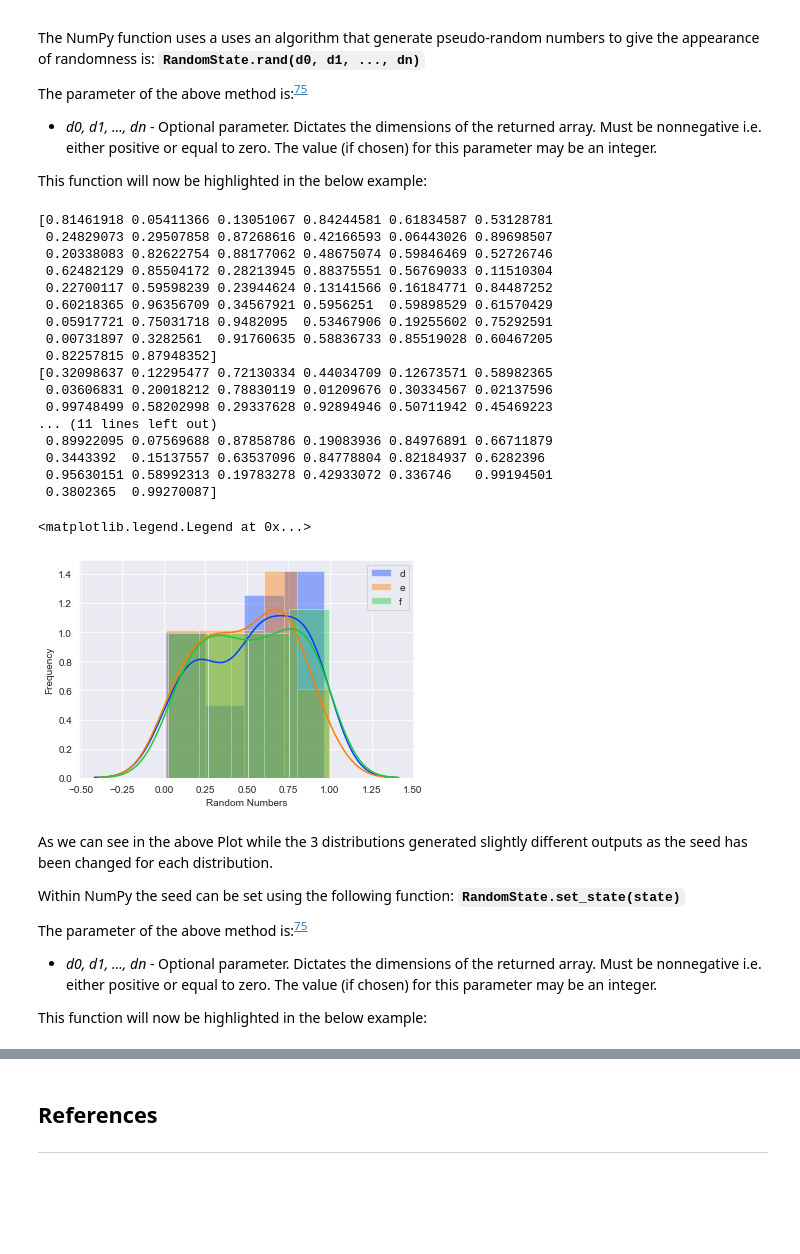
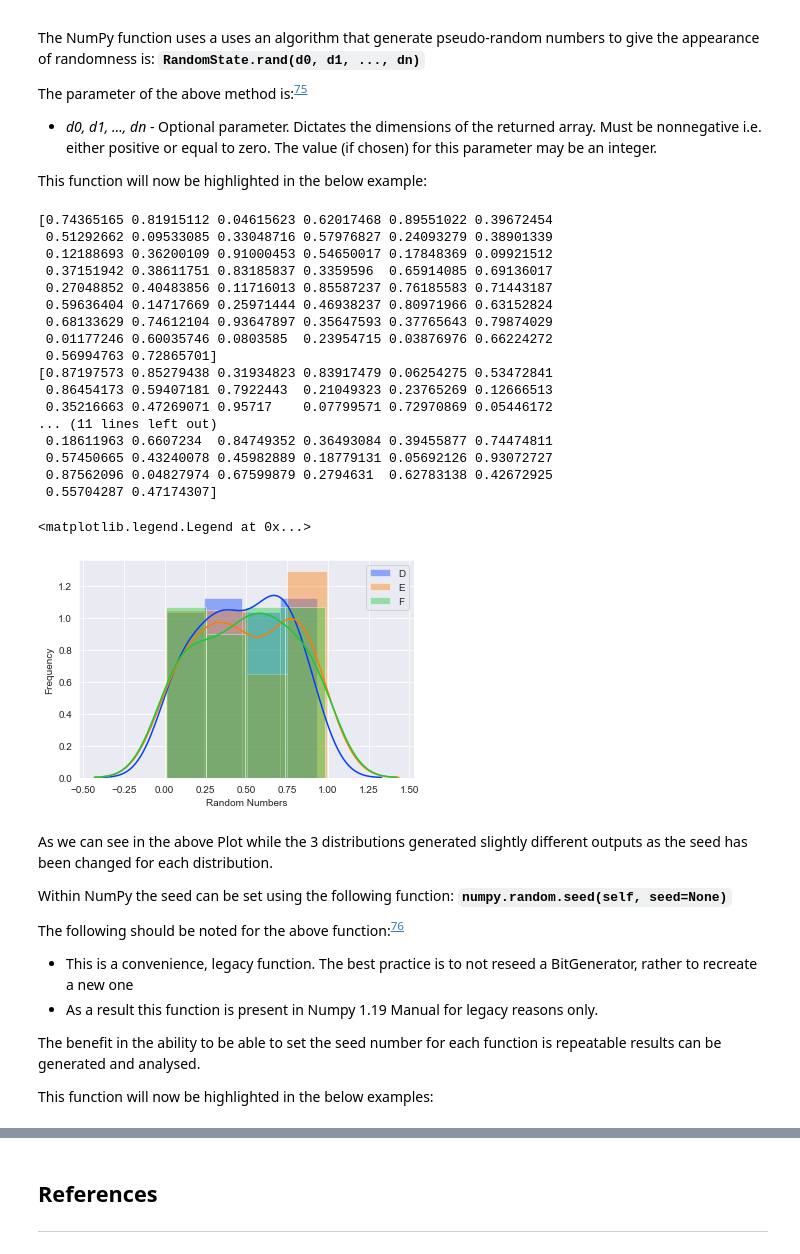
Before and after one commit to JPLee01/Programming_for_Data_Analysis-Assignment, a Jupyter notebook: Programming_for_Data_Analysis-Assignment.ipynb, the cells around one changed output, grey strips where cells are left out. Saved outputs shown, nothing was run; the diff lists cells and outputs as text; code cells hidden in the pictures; blank space fills up the shorter version.

````diff
--- a/Programming_for_Data_Analysis-Assignment.ipynb
+++ b/Programming_for_Data_Analysis-Assignment.ipynb
@@ -792,47 +788,50 @@ This function will now be highlighted in the below example:
 # %%
 #Generate 3 pseudo-random distributions of 50 numbers
 d = np.random.rand(50)
 e = np.random.rand(50)
 f = np.random.rand(50)
 print(d)
 print(e)
 print(f)
 
 #Illustrate these 3 distributions on one Plot to compare for similarities
-sns.distplot(d, label="d")
-sns.distplot(e, label="e")
-sns.distplot(f, label="f")
+sns.distplot(d, label="D")
+sns.distplot(e, label="E")
+sns.distplot(f, label="F")
 plt.xlabel("Random Numbers")
 plt.ylabel("Frequency")
 plt.legend(loc="best")
 # %% [output]
-[0.81461918 0.05411366 0.13051067 0.84244581 0.61834587 0.53128781
- 0.24829073 0.29507858 0.87268616 0.42166593 0.06443026 0.89698507
- 0.20338083 0.82622754 0.88177062 0.48675074 0.59846469 0.52726746
- 0.62482129 0.85504172 0.28213945 0.88375551 0.56769033 0.11510304
- 0.22700117 0.59598239 0.23944624 0.13141566 0.16184771 0.84487252
- 0.60218365 0.96356709 0.34567921 0.5956251  0.59898529 0.61570429
- 0.05917721 0.75031718 0.9482095  0.53467906 0.19255602 0.75292591
- 0.00731897 0.3282561  0.91760635 0.58836733 0.85519028 0.60467205
- 0.82257815 0.87948352]
-[0.32098637 0.12295477 0.72130334 0.44034709 0.12673571 0.58982365
- 0.03606831 0.20018212 0.78830119 0.01209676 0.30334567 0.02137596
- 0.99748499 0.58202998 0.29337628 0.92894946 0.50711942 0.45469223
+[0.74365165 0.81915112 0.04615623 0.62017468 0.89551022 0.39672454
+ 0.51292662 0.09533085 0.33048716 0.57976827 0.24093279 0.38901339
+ 0.12188693 0.36200109 0.91000453 0.54650017 0.17848369 0.09921512
+ 0.37151942 0.38611751 0.83185837 0.3359596  0.65914085 0.69136017
+ 0.27048852 0.40483856 0.11716013 0.85587237 0.76185583 0.71443187
+ 0.59636404 0.14717669 0.25971444 0.46938237 0.80971966 0.63152824
+ 0.68133629 0.74612104 0.93647897 0.35647593 0.37765643 0.79874029
+ 0.01177246 0.60035746 0.0803585  0.23954715 0.03876976 0.66224272
+ 0.56994763 0.72865701]
+[0.87197573 0.85279438 0.31934823 0.83917479 0.06254275 0.53472841
+ 0.86454173 0.59407181 0.7922443  0.21049323 0.23765269 0.12666513
+ 0.35216663 0.47269071 0.95717    0.07799571 0.72970869 0.05446172
 ... (11 lines left out)
- 0.89922095 0.07569688 0.87858786 0.19083936 0.84976891 0.66711879
- 0.3443392  0.15137557 0.63537096 0.84778804 0.82184937 0.6282396
- 0.95630151 0.58992313 0.19783278 0.42933072 0.336746   0.99194501
- 0.3802365  0.99270087]
+ 0.18611963 0.6607234  0.84749352 0.36493084 0.39455877 0.74474811
+ 0.57450665 0.43240078 0.45982889 0.18779131 0.05692126 0.93072727
+ 0.87562096 0.04827974 0.67599879 0.2794631  0.62783138 0.42672925
+ 0.55704287 0.47174307]
 <matplotlib.legend.Legend at 0x...>
-[figure, old version]
+[figure, new version]
 # %% [markdown]
 As we can see in the above Plot while the 3 distributions generated slightly different outputs as the seed has been changed for each distribution.
 
 Within NumPy the seed can be set using the following function:
-**```RandomState.set_state(state)```**
+**```numpy.random.seed(self, seed=None)```**
 
-The parameter of the above method is:<sup>[75](#myfootnote75)</sup>
-* *d0, d1, …, dn* - Optional parameter. Dictates the dimensions of the returned array. Must be nonnegative i.e. either positive or equal to zero. The value (if chosen) for this parameter may be an integer.
+The following should be noted for the above function:<sup>[76](#myfootnote76)</sup>
+* This is a convenience, legacy function. The best practice is to not reseed a BitGenerator, rather to recreate a new one
+* As a result this function is present in Numpy 1.19 Manual for legacy reasons only.
 
-This function will now be highlighted in the below example:
+The benefit in the ability to be able to set the seed number for each function is repeatable results can be generated and analysed.
+
+This function will now be highlighted in the below examples:
 # %%
````
Also changed, not shown: parts of 41 cells of this notebook, 1 other file.
